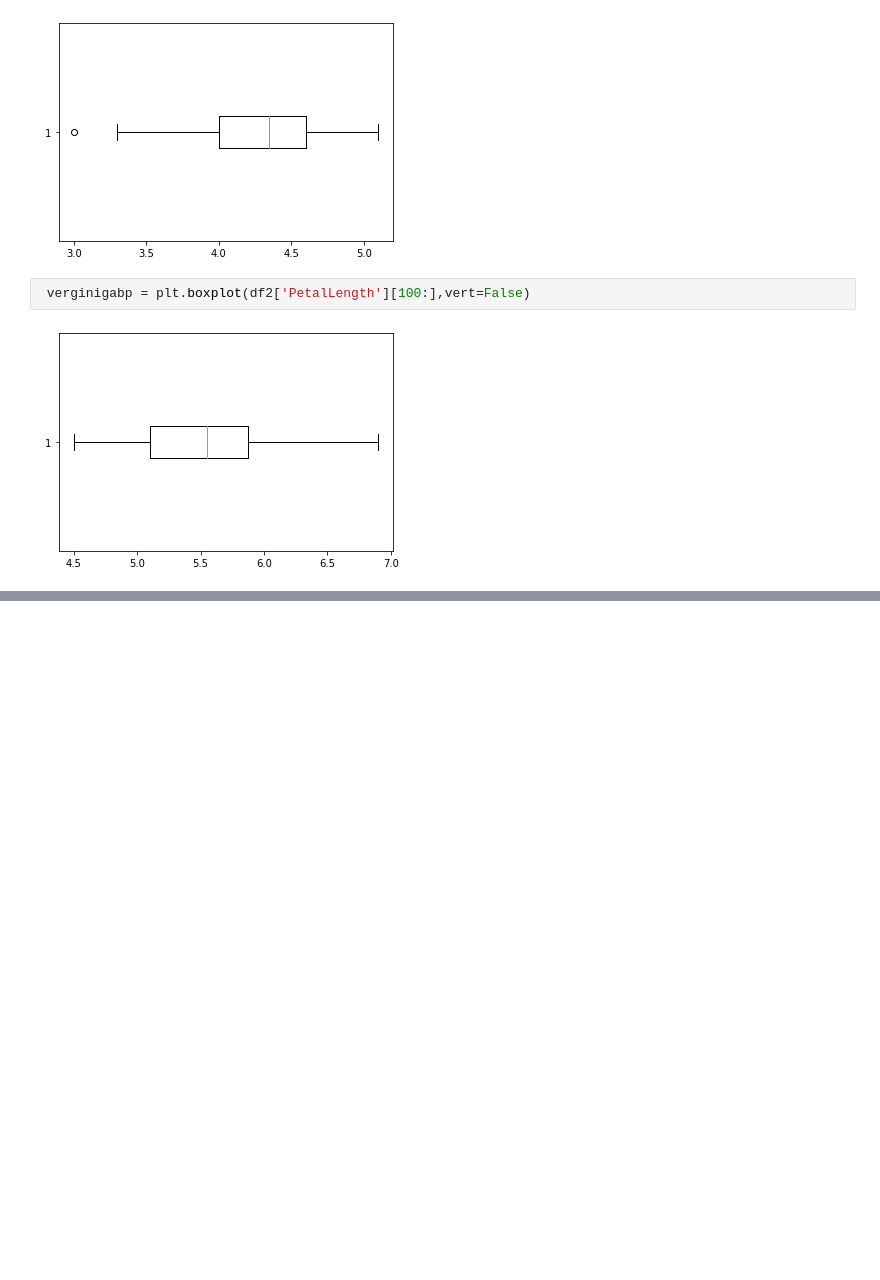
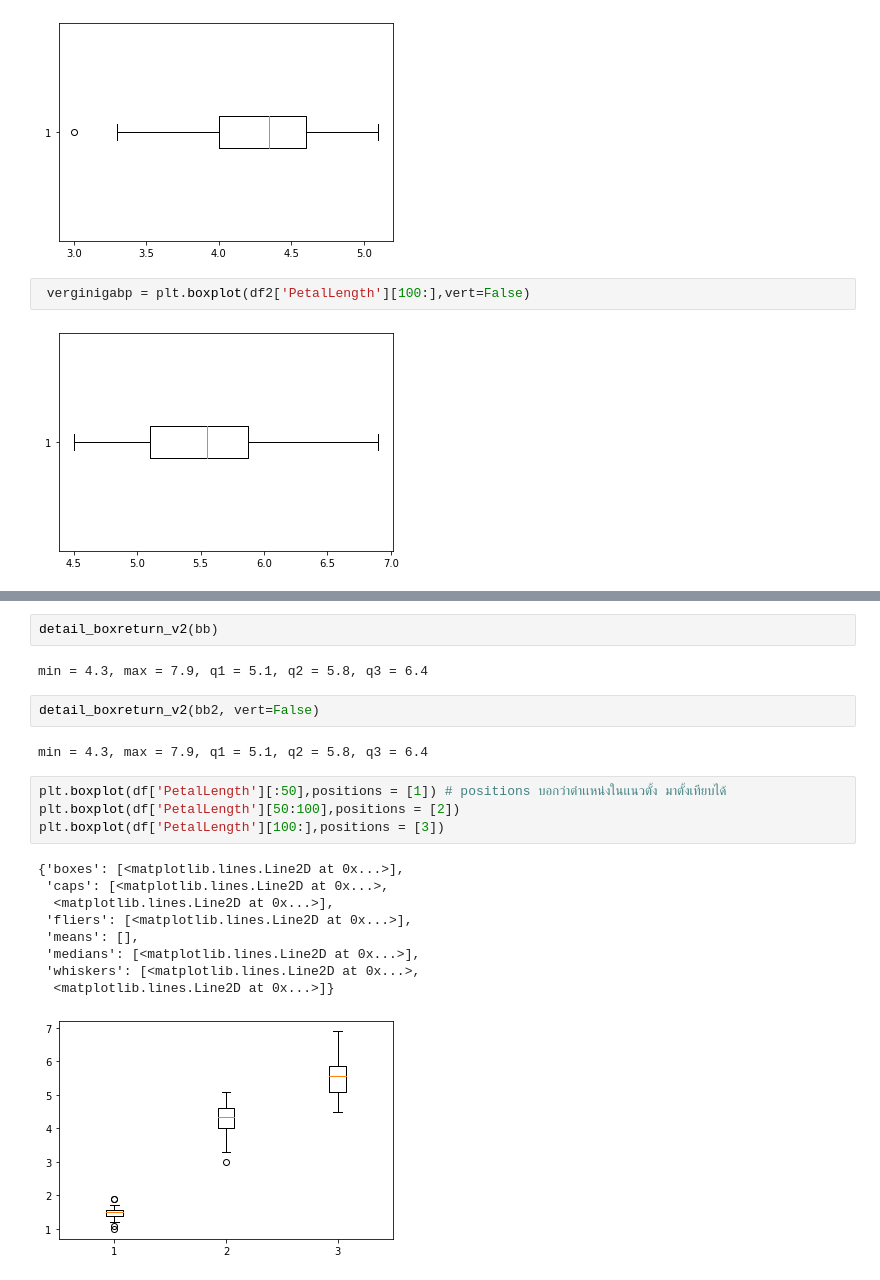
Before and after one commit to pondbaahh/data_viz_2022, a Jupyter notebook: DataViz02_Data_Distribution.ipynb, the cells around one changed output, grey strips where cells are left out. Saved outputs shown, nothing was run; the diff lists cells and outputs as text; blank space fills up the shorter version.

```diff
--- a/DataViz02_Data_Distribution.ipynb
+++ b/DataViz02_Data_Distribution.ipynb
@@ -313,0 +358,22 @@ versicolorbp = plt.boxplot(df2['PetalLength'][50:100],vert=False)
+# %%
+detail_boxreturn_v2(bb)
+# %% [output]
+min = 4.3, max = 7.9, q1 = 5.1, q2 = 5.8, q3 = 6.4
+# %%
+detail_boxreturn_v2(bb2, vert=False)
+# %% [output]
+min = 4.3, max = 7.9, q1 = 5.1, q2 = 5.8, q3 = 6.4
+# %%
+plt.boxplot(df['PetalLength'][:50],positions = [1]) # positions บอกว่าตำเเหน่งในเเนวตั้ง มาตั้งเทียบได้
+plt.boxplot(df['PetalLength'][50:100],positions = [2])
+plt.boxplot(df['PetalLength'][100:],positions = [3])
+# %% [output]
+{'boxes': [<matplotlib.lines.Line2D at 0x...>],
+ 'caps': [<matplotlib.lines.Line2D at 0x...>,
+  <matplotlib.lines.Line2D at 0x...>],
+ 'fliers': [<matplotlib.lines.Line2D at 0x...>],
+ 'means': [],
+ 'medians': [<matplotlib.lines.Line2D at 0x...>],
+ 'whiskers': [<matplotlib.lines.Line2D at 0x...>,
+  <matplotlib.lines.Line2D at 0x...>]}
+[figure, added]
```
Also changed, not shown: parts of 14 cells of this notebook.
